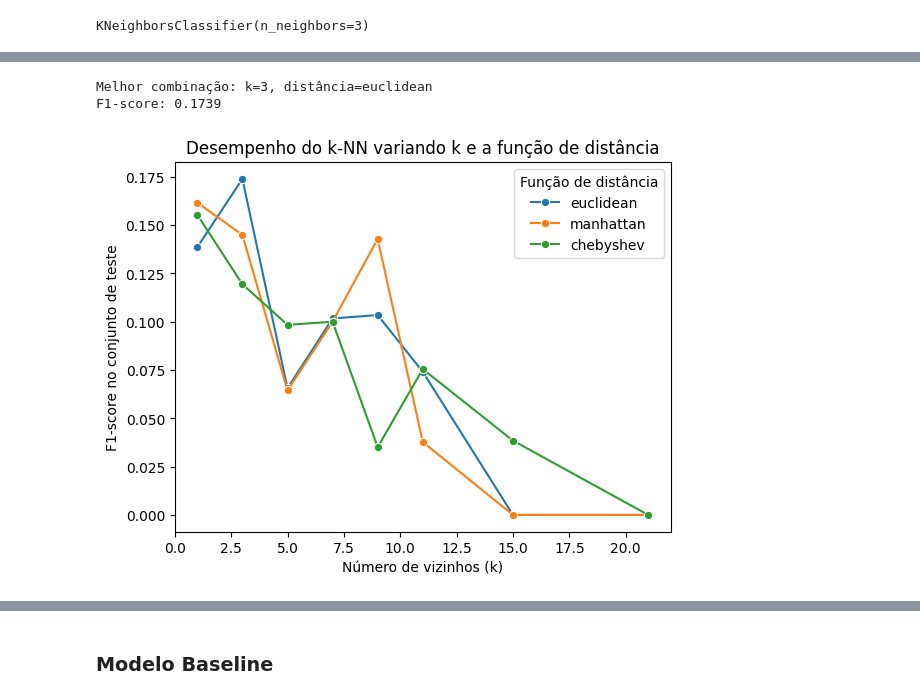
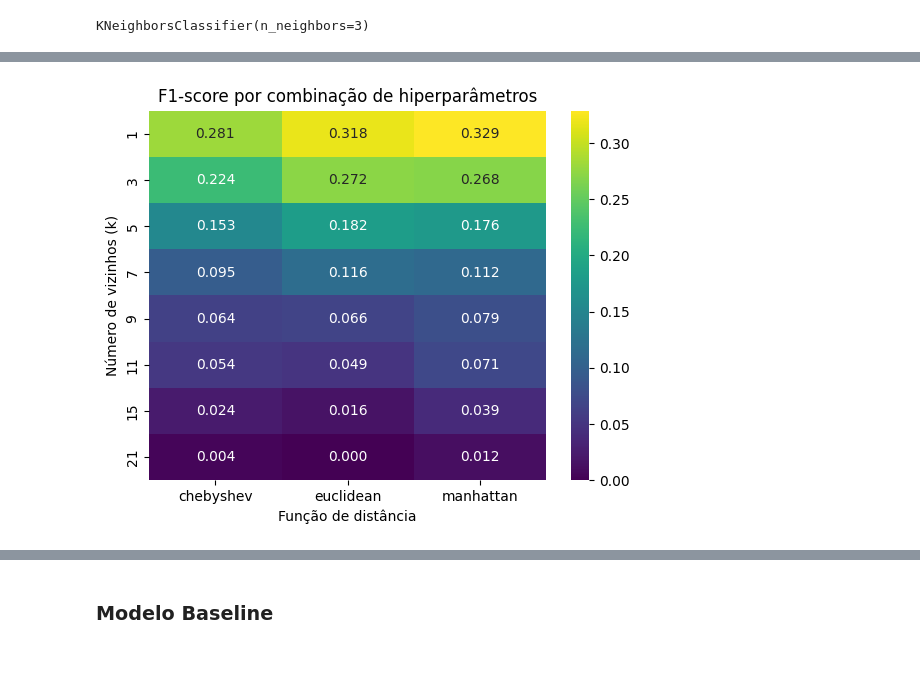
Before and after one commit to buruna087/Cubo-Gelatinoso-, a Jupyter notebook: Cubo_gelatinoso.ipynb, the cells around one changed output, grey strips where cells are left out. Cells and saved outputs as stored; diff of their text form; code cells hidden in the pictures; blank space fills up the shorter version.

```diff
--- a/Cubo_gelatinoso.ipynb
+++ b/Cubo_gelatinoso.ipynb
@@ -365,16 +640,10 @@ O F1-score do modelo k-NN usando k=21 e distância=chebyshev foi de 0.0000 (acur
-# %%
-melhor_combinacao = df_resultados.sort_values("f1_score", ascending=False).iloc[0]
-MELHOR_K = int(melhor_combinacao["k"])
-MELHOR_DISTANCIA = melhor_combinacao["funcao_distancia"]
-
-print(f"Melhor combinação: k={MELHOR_K}, distância={MELHOR_DISTANCIA}")
-print(f"F1-score: {melhor_combinacao['f1_score']:.4f}")
-
-eixo = sns.lineplot(data=df_resultados, x="k", y="f1_score", hue="funcao_distancia", marker="o")
-eixo.set(xlabel="Número de vizinhos (k)", ylabel="F1-score no conjunto de teste",
-         title="Desempenho do k-NN variando k e a função de distância")
-eixo.legend(title="Função de distância");
-# %% [output]
-Melhor combinação: k=3, distância=euclidean
-F1-score: 0.1739
-[figure, removed]
+# %%
+# Organiza os dados para a criação do heatmap do F1-score dos dados brutos
+tabela_pivot_F1 = df_resultados_brutos.pivot(index="k", columns="funcao_distancia", values="f1_score")
+
+# Cria o heatmap da combinação de hiperparâmetros com os dados brutos evidenciando os diferentes valores do F1-score
+eixo = sns.heatmap(tabela_pivot_F1, annot=True, fmt=".3f", cmap="viridis")
+eixo.set(xlabel="Função de distância", ylabel="Número de vizinhos (k)",
+         title="F1-score por combinação de hiperparâmetros");
+# %% [output]
+[figure, added]
```
Also changed, not shown: parts of 107 cells of this notebook, 3 other files.
